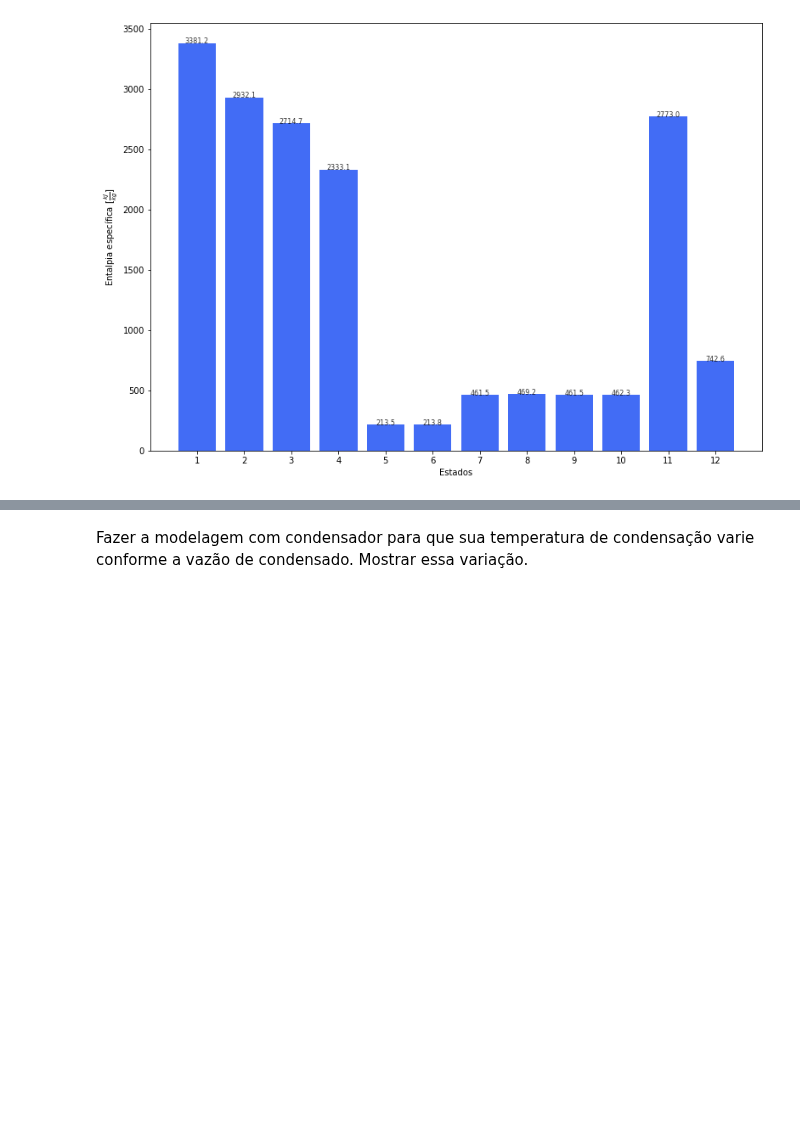
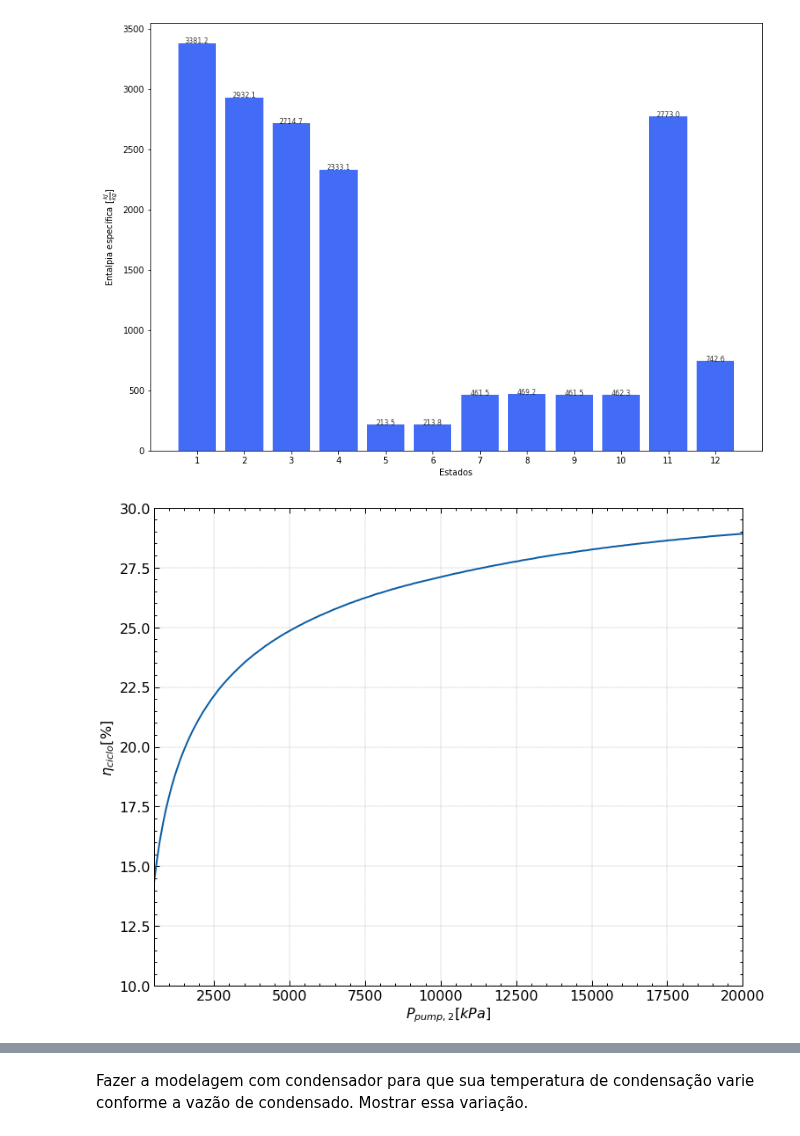
Before and after one commit to luaneng/gdv, a Jupyter notebook: projeto/main.ipynb, the cells around one changed output, grey strips where cells are left out. Saved outputs shown, nothing was run; the diff lists cells and outputs as text; code cells hidden in the pictures; blank space fills up the shorter version.

```diff
--- a/projeto/main.ipynb
+++ b/projeto/main.ipynb
@@ -293,14 +305,13 @@ def W_liq(p6, p8, p10):
 # %% [markdown]
 $$ \dot{Q}_{cald} = \dot{m}_{8}(h_{1} - h_{8}) $$
 # %%
-def Q_cald(p8):
-    est8 = estado(P=p8, h=h8)
-    return round(m[7]*(st1.h - est8.h), 2)
+def Q_cald(p, t):
+    return round(m[7]*(st1(p, t).h - st8(p).h), 2)
 # %% [markdown]
 $$ \eta_{ciclo} = \frac{\dot{W}_{liq}}{\dot{Q}_{cald}} $$
 # %%
-def n_ciclo(p6, p8, p10):
-    return round(100*W_liq(p6, p8, p10)/Q_cald(p8), 2)
+def n_ciclo(p, t):
+    return round(100*W_liq(p, t)/Q_cald(p, t), 2)
 # %% [markdown]
 Definindo dicionário de dados de trabalho, calor e eficiêcia e criando tabela
 # %%
@@ -486,3 +497,28 @@ plt.plot()
 # %% [output]
 []
 [figure]
+# %%
+pressure = arange(500, 20000+100, 100)
+temper = arange(300, 1000+84, 4)
+
+array_n_t1 = []
+array_n_p1 = []
+array_n = []
+
+for c in range(len(pressure)):
+    array_n_t1.append(n_ciclo(p=pressure[c], t=temperatura_k[0]))
+    array_n_p1.append(n_ciclo(p=P[0], t=temper[c]))
+    array_n.append(n_ciclo(p=pressure[c], t=temper[c]))
+# %%
+plt.style.use(['science', 'notebook', 'grid'])
+# %%
+plt.figure(figsize=(12, 10))
+plt.plot(pressure, array_n_t1)
+plt.xlim(500, 20000)
+plt.ylim(10, 30)
+plt.ylabel(r'$\eta_{ciclo}$[%]')
+plt.xlabel(r'$P_{pump, 2} [kPa]$')
+plt.grid(ls='--', lw=0.3)
+plt.show()
+# %% [output]
+[figure, added]
```
Also changed, not shown: parts of 12 cells of this notebook.
